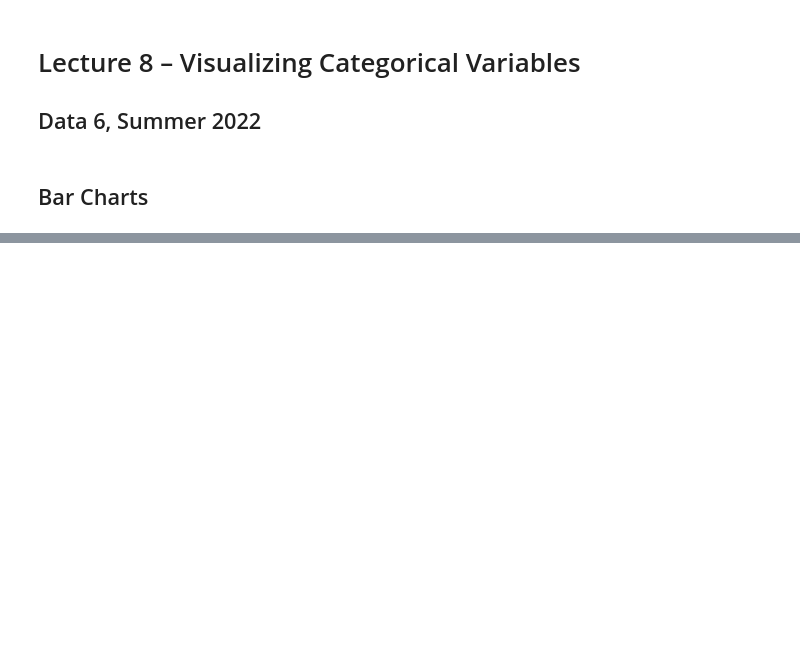
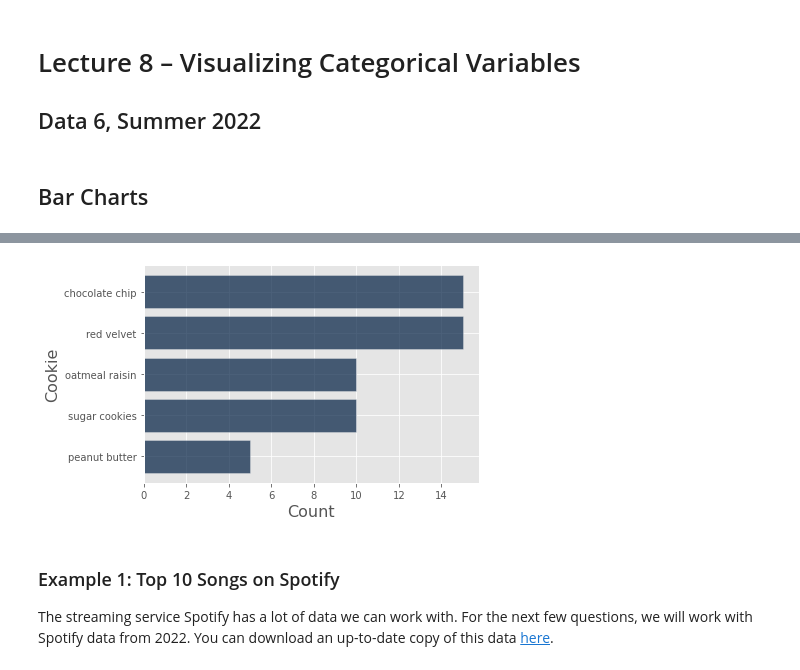
Before and after one commit to data-6-berkeley/su22, a Jupyter notebook: lecture/lec08/lec08-blank.ipynb, the cells around one changed output, grey strips where cells are left out. Cells and saved outputs as stored; diff of their text form; code cells hidden in the pictures; blank space fills up the shorter version.

```diff
--- a/lecture/lec08/lec08-blank.ipynb
+++ b/lecture/lec08/lec08-blank.ipynb
@@ -6,6 +6,12 @@
 from datascience import * # datascience has plotting features built in
 import numpy as np
 
-Table.interactive_plots()
+import matplotlib.pyplot as plt
+%matplotlib inline
+plt.style.use("ggplot")
+
+import warnings
+warnings.filterwarnings('ignore')
+#Table.interactive_plots()
 # %% [markdown]
 ## Bar Charts
@@ -153,0 +20,7 @@ top_gdp.barh(..., width = 800, height = 500,
+# %%
+cookies = Table()
+cookies = cookies.with_columns(
+    "Cookie", make_array("chocolate chip", "red velvet","oatmeal raisin",  "sugar cookies", "peanut butter"),
+    "Count", make_array(15, 15, 10, 10, 5)
+)
+cookies
@@ -153,0 +34,8 @@ top_gdp.barh(..., width = 800, height = 500,
+# %%
+cookies.barh('Cookie')
+# %% [output]
+[figure, added]
+# %% [markdown]
+### Example 1: Top 10 Songs on Spotify
+
+The streaming service Spotify has a lot of data we can work with. For the next few questions, we will work with Spotify data from 2022. You can download an up-to-date copy of this data [here](https://spotifycharts.com/regional).
```
Also changed, not shown: parts of 89 cells of this notebook, 5 other files.
